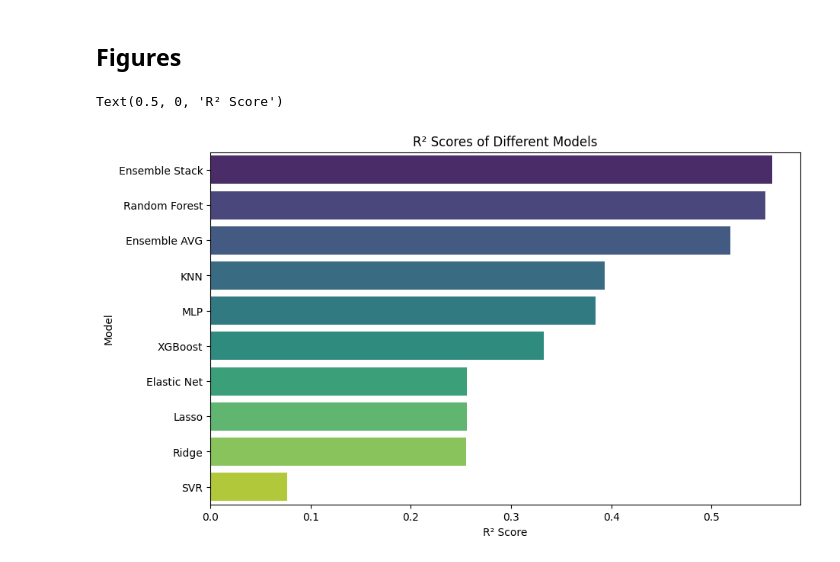
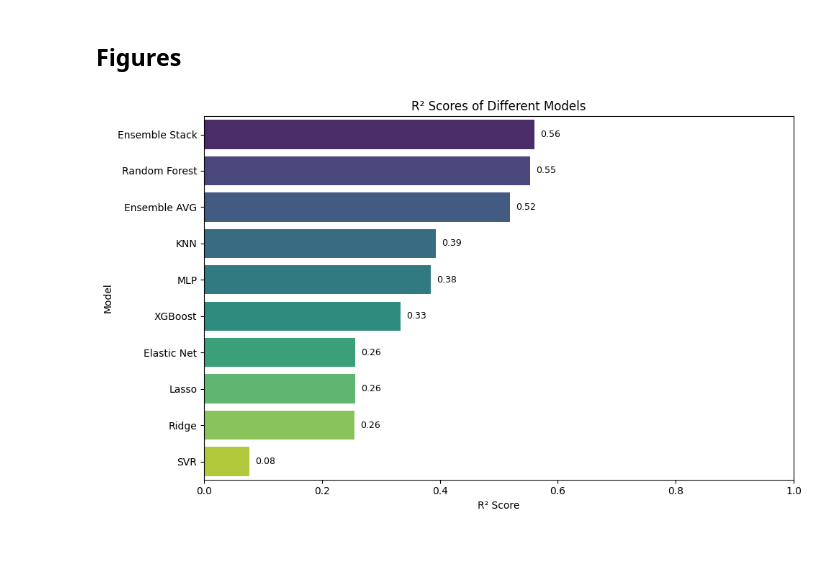
Before and after one commit to siemvo/MSc_ML_Assignment, a Jupyter notebook: !ML_Regression.ipynb, the cells around one changed output. Drawn from its saved outputs; the diff is of its cells as text; code cells hidden in the pictures.

Commit message:
Adding visualizations for RF and stack

```diff
--- a/!ML_Regression.ipynb
+++ b/!ML_Regression.ipynb
@@ -409,3 +411,26 @@ print(f"R^2 Score: {r2_rf:.4f}")
 Random Forest Regression Results
 Mean Squared Error (MSE): 471.5396
 R^2 Score: 0.5525
+# %%
+# Random Forest Regression: slight improvement with some tuning
+from sklearn.ensemble import RandomForestRegressor
+
+# Using default (MSE) criterion for regression
+rf = RandomForestRegressor(
+    n_estimators=100,
+    min_samples_split=10,  # Prevents the tree from splitting too early
+    min_samples_leaf=4,  # Prevents overly granular leaf nodes
+    random_state=123,
+    n_jobs=-1
+)
+
+rf.fit(X_train_scaled_df, y_train)
+y_pred_rf = rf.predict(X_test_scaled_df)
+joblib.dump(rf, 'random_forest.pkl')
+
+mse_rf = mean_squared_error(y_test, y_pred_rf)
+r2_rf = r2_score(y_test, y_pred_rf)
+
+print(f"Random Forest Regression Results")
+print(f"Mean Squared Error (MSE): {mse_rf:.4f}")
+print(f"R^2 Score: {r2_rf:.4f}")
@@ -613,11 +635,28 @@ import seaborn as sns
 # %%
 # Bar chart of R² scores
 
-results = pd.read_csv("model_results.csv")
 plt.figure(figsize=(10, 6))
-sns.barplot(x='R² Score', y='Model', data=results, hue='Model', palette='viridis', legend=False)
+ax = sns.barplot(
+    x='R² Score',
+    y='Model',
+    data=results,
+    hue='Model',
+    palette='viridis',
+    legend=False
+)
+
+# Add R² value labels on each bar
+for container in ax.containers:
+    for bar in container:
+        width = bar.get_width()
+        y_pos = bar.get_y() + bar.get_height() / 2
+        ax.text(width + 0.01, y_pos, f"{width:.2f}", va='center', ha='left', fontsize=9)
+
+#plt.axvline(x=0.5, color='red', linestyle='--', label='R² = 0.5')
 plt.title('R² Scores of Different Models')
 plt.xlabel('R² Score')
+plt.xlim(0,1)
+plt.tight_layout()
+plt.show()
 # %% [output]
-Text(0.5, 0, 'R² Score')
-[figure, old version]
+[figure, new version]
```
Also changed, not shown: parts of 12 cells of this notebook.
